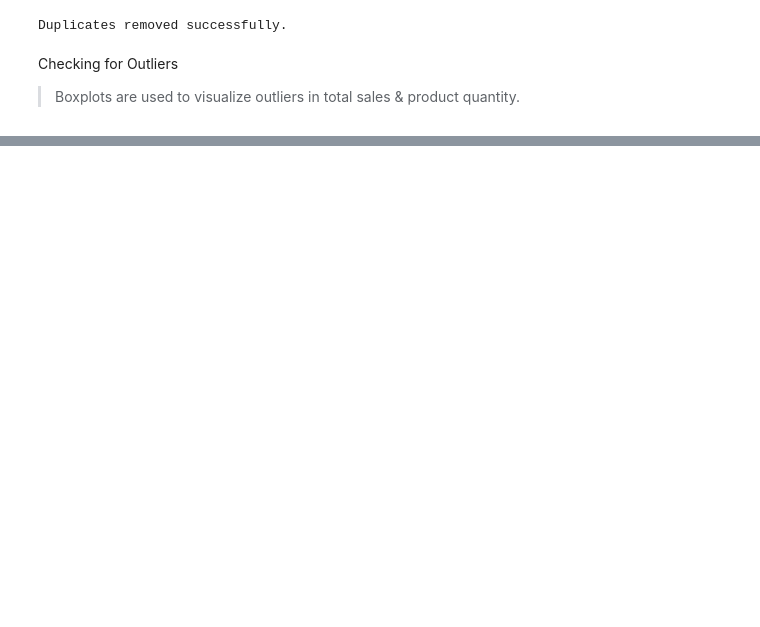
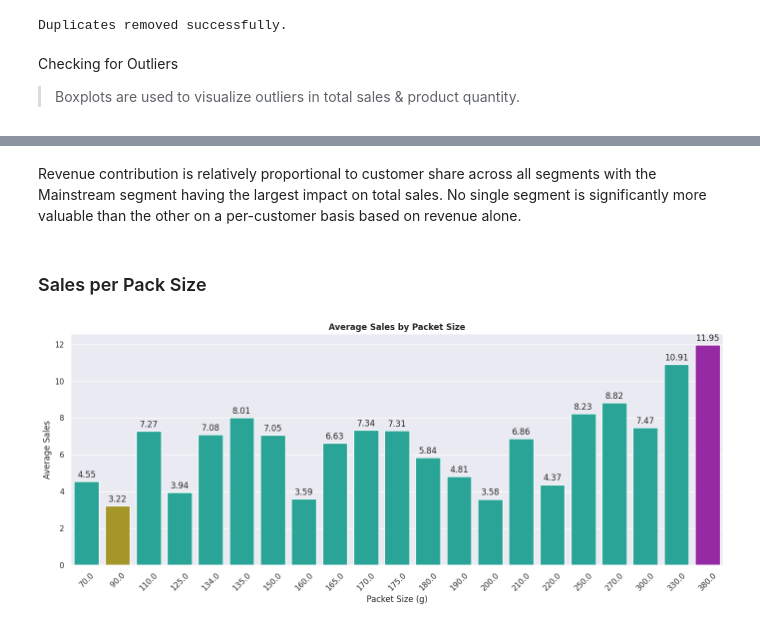
Before and after one commit to edi-kanyua/Product-Analytics-and-Consumer-Insights, a Jupyter notebook: Product_Analytics_&_Consumer_Insights.ipynb, the cells around one changed output, grey strips where cells are left out. Drawn from its saved outputs; the diff is of its cells as text; code cells hidden in the pictures; blank space fills up the shorter version.

```diff
--- a/Product_Analytics_&_Consumer_Insights.ipynb
+++ b/Product_Analytics_&_Consumer_Insights.ipynb
@@ -168,0 +291,56 @@ plt.show()
+# %% [markdown]
+Revenue contribution is relatively proportional to customer share across all segments with the Mainstream segment having the largest impact on total sales. No single segment is significantly more valuable than the other on a per-customer basis based on revenue alone.
+# %% [markdown]
+### Sales per Pack Size
+# %%
+# Aggregate data: average sales by pack sizes
+pck_sales_data = (
+    df[['PCK_SIZE', 'TOT_SALES']]
+    .groupby('PCK_SIZE', as_index=False)
+    .mean()
+    .rename(columns={'TOT_SALES': 'AVG_SALES'})
+)
+
+# Identify highest and lowest average sales
+max_idx = pck_sales_data['AVG_SALES'].idxmax()
+min_idx = pck_sales_data['AVG_SALES'].idxmin()
+
+# Assign colors
+custom_palette.append('#b8a614')
+
+bar_colors = [
+    custom_palette[0] if i == max_idx else
+    custom_palette[2] if i == min_idx else
+    custom_palette[1]
+    for i in pck_sales_data.index
+]
+
+# Visualize
+plt.figure(figsize=(14, 6))
+
+ax = sns.barplot(
+    data=pck_sales_data,
+    x='PCK_SIZE',
+    y='AVG_SALES',
+    palette=bar_colors,
+    hue='PCK_SIZE',
+    legend=False
+)
+
+# Add bar labels
+for container in ax.containers:
+  ax.bar_label(
+    container,
+    fmt='%.2f',
+    padding=3
+  )
+
+plt.title('Average Sales by Packet Size', fontweight='bold')
+plt.xlabel('Packet Size (g)')
+plt.ylabel('Average Sales')
+plt.xticks(rotation=45)
+
+plt.tight_layout()
+plt.show()
+# %% [output]
+[figure, added]
```
Also changed, not shown: parts of 15 cells of this notebook.
